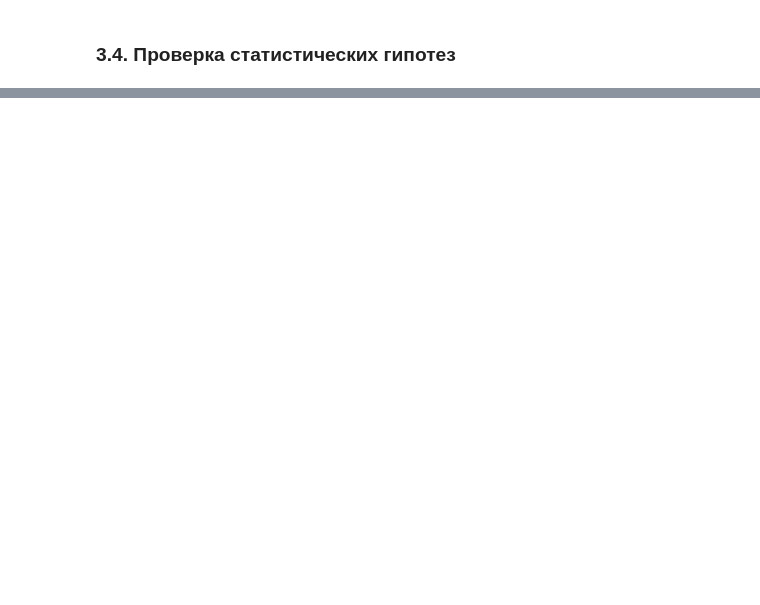
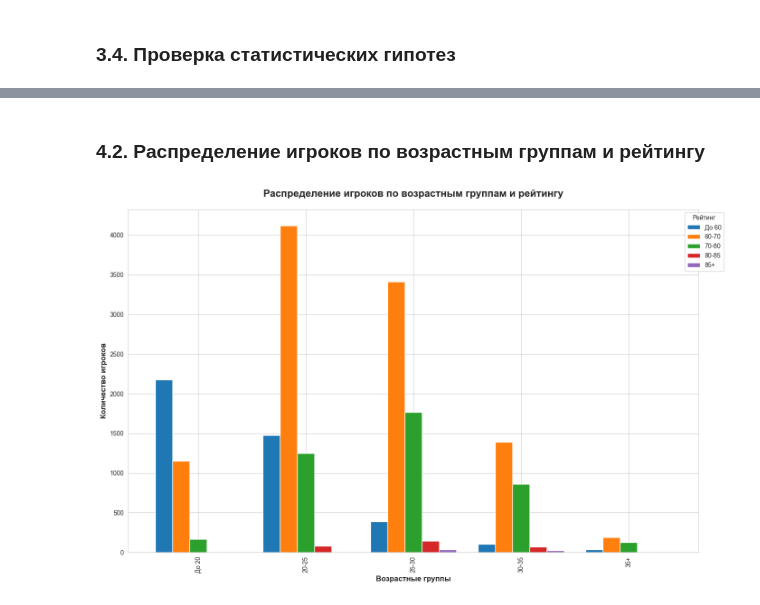
Before and after one commit to humam11/fifa_data_cleaning, a Jupyter notebook: notebook.ipynb, the cells around one changed output, grey strips where cells are left out. Drawn from its saved outputs; the diff is of its cells as text; code cells hidden in the pictures; blank space fills up the shorter version.

```diff
--- a/notebook.ipynb
+++ b/notebook.ipynb
@@ -220,21 +178,11 @@ if df is not None:
 # %%
 if df is not None:
-    print("Сводная таблица 1: Средний рейтинг по топ-10 национальностям:")
+    print("Сводная таблица: Средний рейтинг и количество игроков по топ-10 национальностям:")
     pivot1 = df.pivot_table(values='ova', index='nationality', aggfunc=['mean', 'count'])
     pivot1.columns = ['Средний рейтинг', 'Количество игроков']
     print(pivot1.sort_values('Средний рейтинг', ascending=False).head(10).round(2))
 
-    # Создаем категорию позиции для группировки
-    def categorize_position(pos):
-        if 'gk' in pos.lower(): return 'Вратарь'
-        elif any(x in pos.lower() for x in ['cb', 'lb', 'rb', 'wb']): return 'Защитник'
-        elif any(x in pos.lower() for x in ['cm', 'cdm', 'cam']): return 'Полузащитник'
-        elif any(x in pos.lower() for x in ['st', 'cf', 'lw', 'rw']): return 'Нападающий'
-        else: return 'Другое'
-    df['position_category'] = df['positions_formatted'].apply(categorize_position)
-
-    print("\nГруппировка по категориям позиций:")
-    position_stats = df.groupby('position_category').agg(
-        {'ova': 'mean', 'height_cm': 'mean', 'weight_kg': 'mean', 'sprint_speed': 'mean'}
-    ).round(2)
-    print(position_stats)
+    print("\nГруппировка: Статистика по возрастным группам:")
+    df['age_group'] = pd.cut(df['age'], bins=[0, 20, 25, 30, 35, 100], labels=['До 20', '20-25', '25-30', '30-35', '35+'])
+    age_group_stats = df.groupby('age_group').agg({'ova': ['mean', 'max'], 'pot': ['mean', 'max']}).round(2)
+    print(age_group_stats)
@@ -243,10 +207,3 @@ if df is not None:
-# %%
-if df is not None:
-    df['potential_growth'] = df['pot'] - df['ova']
-    print(f"Средний рост потенциала: {df['potential_growth'].mean():.2f}")
-    print("Игроки с наибольшим потенциалом роста:")
-    growth_players = df.nlargest(10, 'potential_growth')
-    print(growth_players[['longname', 'age', 'ova', 'pot', 'nationality', 'potential_growth']])
 # %% [markdown]
 ## 3. Статистический анализ (statistical_analysis.py)
 # %% [markdown]
@@ -322,0 +347,16 @@ if df is not None:
+# %% [markdown]
+### 4.2. Распределение игроков по возрастным группам и рейтингу
+# %%
+if df is not None:
+    pivot_data = df.pivot_table(values='ova', index='age_group', columns='rating_group', aggfunc='count', fill_value=0)
+    fig, ax = plt.subplots(figsize=(14, 9))
+    pivot_data.plot(kind='bar', ax=ax, width=0.8)
+    ax.set_title('Распределение игроков по возрастным группам и рейтингу', fontsize=16, fontweight='bold', pad=20)
+    ax.set_xlabel('Возрастные группы', fontsize=12, fontweight='bold')
+    ax.set_ylabel('Количество игроков', fontsize=12, fontweight='bold')
+    ax.legend(title='Рейтинг', bbox_to_anchor=(1.05, 1))
+    plt.tight_layout()
+    plt.savefig('age_rating_distribution.png', dpi=300)
+    plt.show()
+# %% [output]
+[figure, added]
```
Also changed, not shown: parts of 35 cells of this notebook, 8 other files.
